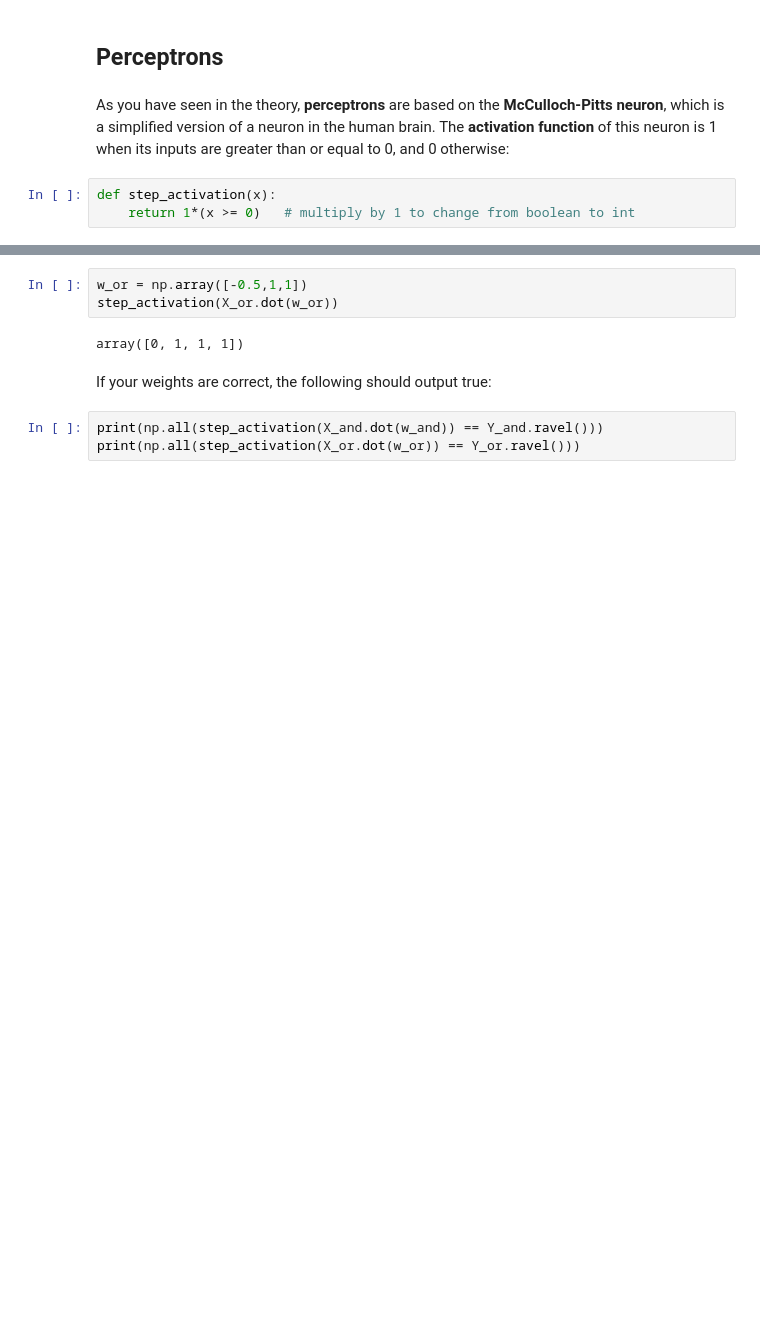
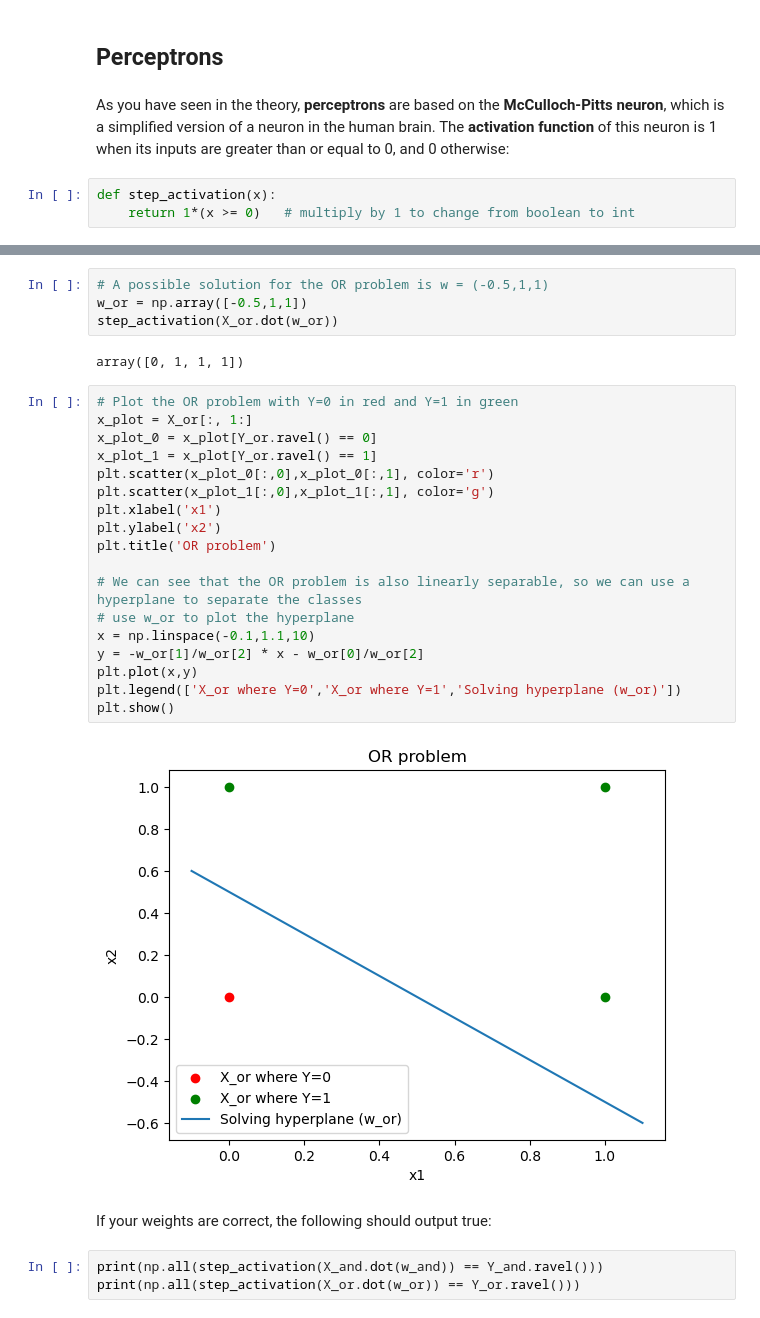
Before and after one commit to vitorodesouzaUma/modulo6, a Jupyter notebook: Neural Network/W5. Assignment ANN_v3.ipynb, the cells around one changed output, grey strips where cells are left out. Cells and saved outputs as stored; diff of their text form; blank space fills up the shorter version.

```diff
--- a/Neural Network/W5. Assignment ANN_v3.ipynb
+++ b/Neural Network/W5. Assignment ANN_v3.ipynb
@@ -114,8 +118,29 @@ Text(0.5, 1.0, 'OR problem')
 # %%
+# A possible solution for the OR problem is w = (-0.5,1,1)
 w_or = np.array([-0.5,1,1])
 step_activation(X_or.dot(w_or))
 # %% [output]
 array([0, 1, 1, 1])
+# %%
+# Plot the OR problem with Y=0 in red and Y=1 in green
+x_plot = X_or[:, 1:]
+x_plot_0 = x_plot[Y_or.ravel() == 0]
+x_plot_1 = x_plot[Y_or.ravel() == 1]
+plt.scatter(x_plot_0[:,0],x_plot_0[:,1], color='r')
+plt.scatter(x_plot_1[:,0],x_plot_1[:,1], color='g')
+plt.xlabel('x1')
+plt.ylabel('x2')
+plt.title('OR problem')
+
+# We can see that the OR problem is also linearly separable, so we can use a hyperplane to separate the classes
+# use w_or to plot the hyperplane
+x = np.linspace(-0.1,1.1,10)
+y = -w_or[1]/w_or[2] * x - w_or[0]/w_or[2]
+plt.plot(x,y)
+plt.legend(['X_or where Y=0','X_or where Y=1','Solving hyperplane (w_or)'])
+plt.show()
+# %% [output]
+[figure, added]
 # %% [markdown]
 If your weights are correct, the following should output true:
 # %%
```
Also changed, not shown: parts of 4 cells of this notebook.
